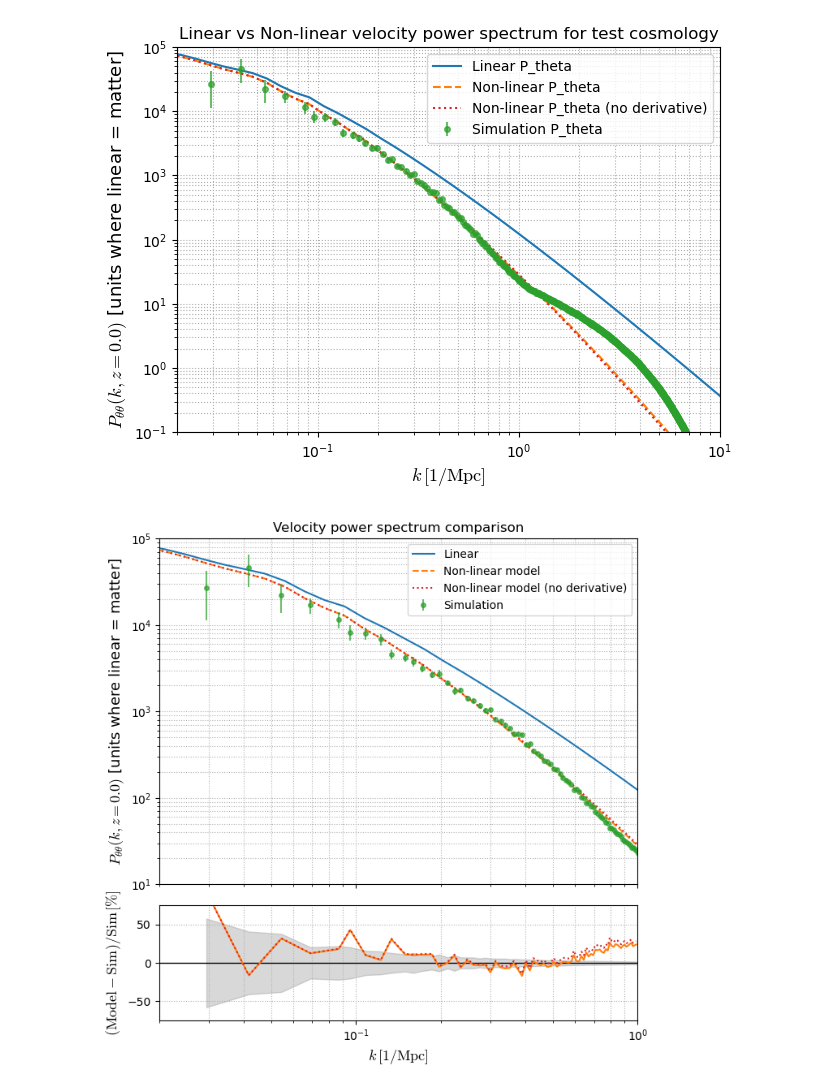
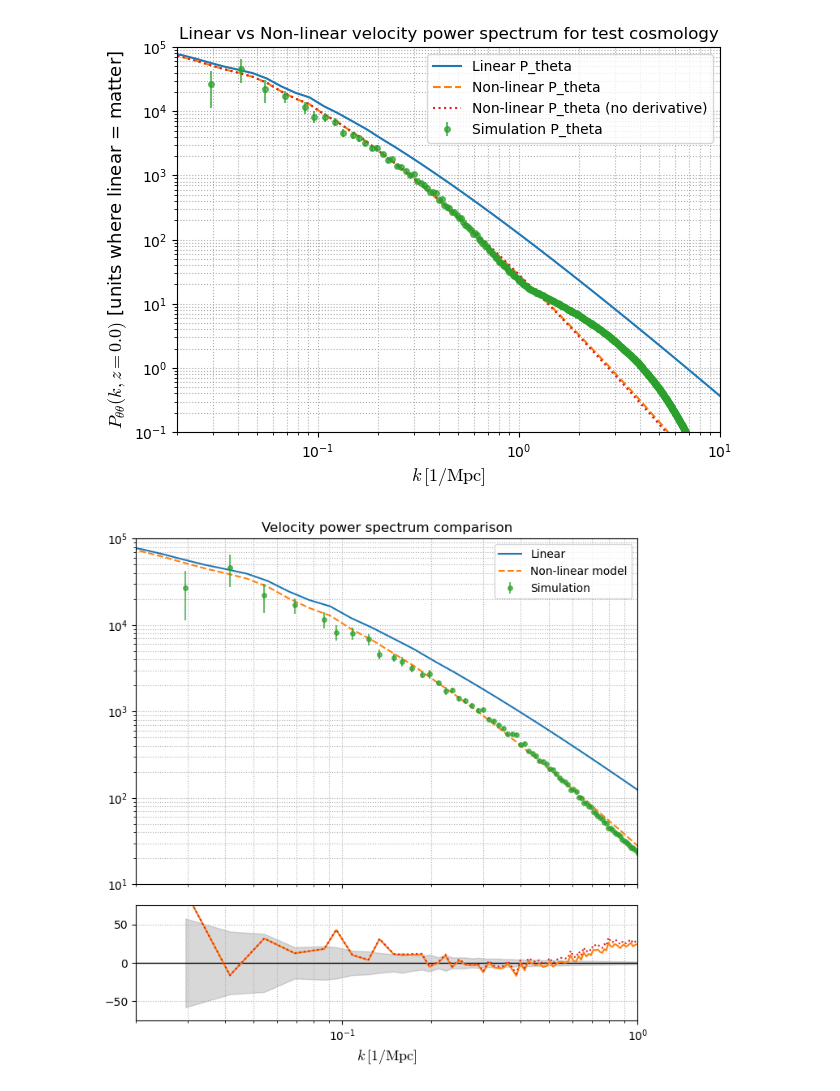
Before and after one commit to leporif/velocity_power_spectrum, a Jupyter notebook: compare_to_sim.ipynb, the cells around one changed output. Drawn from its saved outputs; the diff is of its cells as text; code cells hidden in the pictures.

```diff
--- a/compare_to_sim.ipynb
+++ b/compare_to_sim.ipynb
@@ -192,7 +198,7 @@ fig, (ax1, ax2) = plt.subplots(
 # =======================
 ax1.plot(k_array, Pk_theta_lin, label='Linear', color='C0')
 ax1.plot(k_array, Pk_theta_nl, label='Non-linear model', color='C1', linestyle='--')
-ax1.plot(k_array, Pk_theta_nl_noder, label='Non-linear model (no derivative)', color='C3', linestyle=':')
+#ax1.plot(k_array, Pk_theta_nl_noder, label='Non-linear model (no derivative)', color='C3', linestyle=':')
 
 ax1.errorbar(
     k_sim, Pk_theta_sim, yerr=sigma_pktheta,
@@ -205,36 +211,36 @@ ax1.set_yscale('log')
 ax1.set_xlim(0.02, 1.0)
 ax1.set_ylim(1e1, 1e5)
 
-ax1.set_ylabel(r'$P_{\theta\theta}(k, z='+str(z_plot)+')$ [units where linear = matter]', fontsize=13)
+#ax1.set_ylabel(r'$P_{\theta\theta}(k, z='+str(z_plot)+')$ [units where linear = matter]', fontsize=13)
 ax1.set_title('Velocity power spectrum comparison')
 ax1.legend()
 ax1.grid(True, which='both', ls=':')
 
 # =======================
 # Bottom panel: Relative difference
 # =======================
 ax2.axhline(0, color='k', linestyle='-', linewidth=1)
 
 ax2.plot(k_sim_cut, 100*rel_diff, color='C1')
 ax2.fill_between(
     k_sim_cut,
     -100.0*sigma_pktheta_cut / Pk_theta_sim_cut,
     100.0*sigma_pktheta_cut / Pk_theta_sim_cut,
     color='gray', alpha=0.3, label='Simulation error'
 )
 
 ax2.plot(k_sim_cut, 100*rel_diff_noder, color='C3', linestyle=':', label='Non-linear model (no derivative)')
 
 ax2.set_xscale('log')
 ax2.set_xlim(0.02, 1.0)
 
 ax2.set_xlabel(r'$k\,[1/\mathrm{Mpc}]$', fontsize=13)
-ax2.set_ylabel(r'$(\mathrm{Model - Sim})/\mathrm{Sim}\,[\%]$', fontsize=13)
+#ax2.set_ylabel(r'$(\mathrm{Model - Sim})/\mathrm{Sim}\,[\%]$', fontsize=13)
 ax2.grid(True, which='both', ls=':')
 
 ax2.set_ylim(-75, 75)
 
 plt.tight_layout()
 plt.show()
 # %% [output]
-[figure, old version]
+[figure, new version]
```
Also changed, not shown: parts of 6 cells of this notebook, 1 other file.
